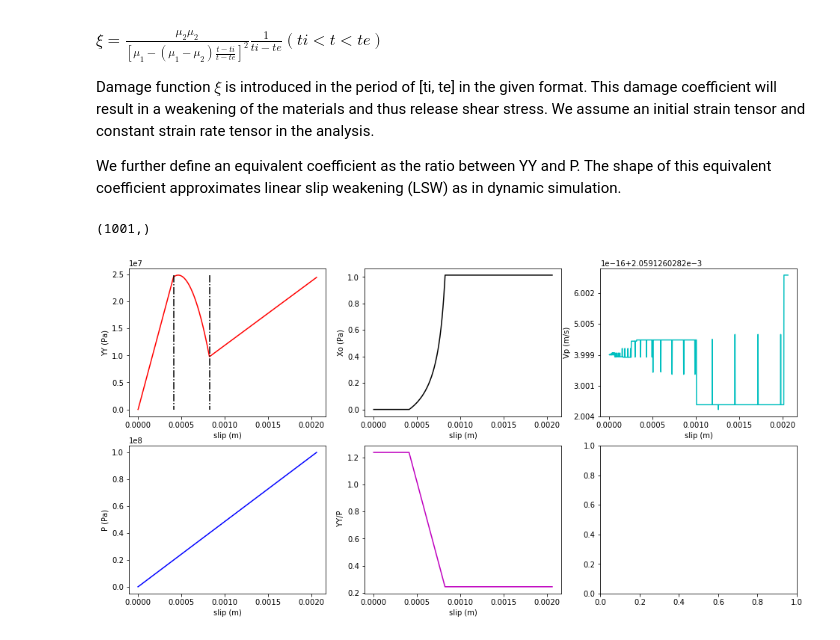
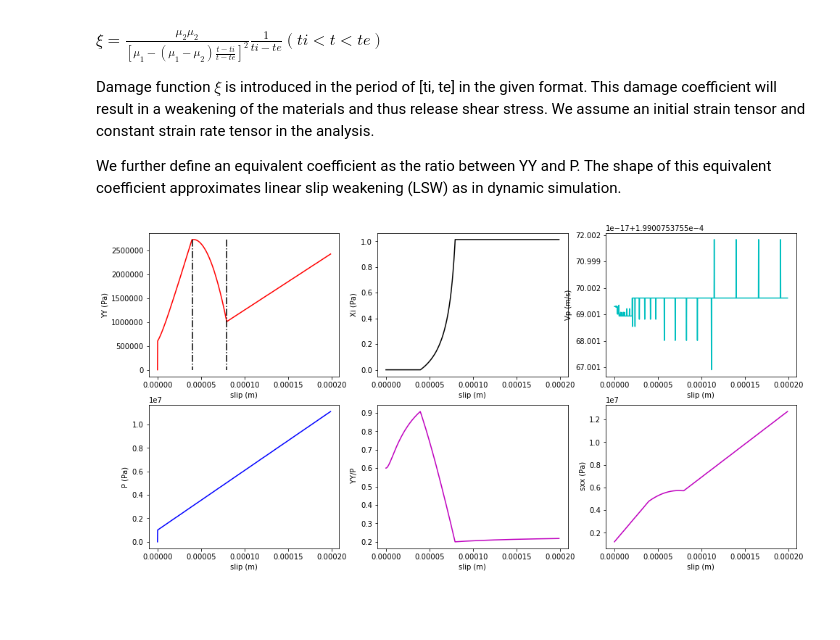
Before and after one commit to daisy20170101/GPRDR, a Jupyter notebook: GPRTest_0D.ipynb, the cells around one changed output. Drawn from its saved outputs; the diff is of its cells as text; code cells hidden in the pictures; blank space fills up the shorter version.

Commit message:
update figures

```diff
--- a/GPRTest_0D.ipynb
+++ b/GPRTest_0D.ipynb
@@ -55,6 +55,8 @@ alpha1 = 36;
 beta1 = 0;
 alpha2 = 32;
 beta2 = 1e-6;
+tau01= 1e30;
+tau02 = 3;
 
 c0 = 0.0;
 
@@ -65,13 +67,17 @@ tauM = np.zeros(np.size(t)); # tauM
 P = np.zeros(np.size(t)); # hydrostatic stress
 vp = np.zeros(np.size(t)); # v_{plastic}
 slp = np.zeros(np.size(t)); # slip (meter)
+sxy = np.zeros(np.size(t));
+sxx = np.zeros(np.size(t));
+syy = np.zeros(np.size(t));
 
 # constant strain rate tensor
-strainR_11 = 1e-3;
-strainR_22 = 0.0e-4;
+strainR_11 = 1e-4;
+strainR_22 = 1e-6;
+
 strainR_33 = 0.0e-4;
-strainR_12 = 0.1e-3;
-strainR_13 = 0.1e-3;
+strainR_12 = 0.0e-4;
+strainR_13 = 0.0e-7;
 strainR_23 = 0;
 
 strainR = np.matrix([[strainR_11,strainR_12,strainR_13],
@@ -80,26 +86,41 @@ strainR = np.matrix([[strainR_11,strainR_12,strainR_13],
 
 # initial strain tensor
 
-strain11 = 1e-11;
-strain12 = -0.4e-11;
-strain13 = -0.4e-11;
+strain11 = 1e-5;
+strain22 = 1e-5;
+
+strain12 = -0.0e-11;
+strain13 = -0.0e-11;
+strain33 = 0.0e-11;
 strain23 = 0;
 
 strain0 = np.matrix([[strain11,strain12,strain13],
-              [strain12,   0.0,   strain23],
-              [strain13, strain23 ,0.0]]);
+              [strain12,   strain22,   strain23],
+              [strain13, strain23 ,strain33]]);
 
 D = 1; # in meter
 
 P.shape
+
+# try different damage function
+
+def GetXi2(c0,t,dt,mu1,mu2,ti,te):
+    if (t<ti or t>te):
+        dcdt = 0;
+    else:
+        dcdt = mu2*mu1*(mu1-(mu1-mu2)*(t-ti)/(te-ti))**-2.0*(te-ti)**-1.0;
+#         Maurizio
+#       dcdt = (t-ti)/(te-ti); # linear
+#        dcdt = (mu2 + (mu1-mu2)/(1+ ((t-ti)/(te-ti))^2 ) ^1/2 )/mu2;
+
+    c = c0+dt*dcdt;
+    return c;
-# %% [output]
-(1001,)
 # %%
 # time evolution
 
 for i in range(1,t.size):
 
-    c[i] = GetXi(c[i-1],t[i],t[i]-t[i-1],mu1,mu2,ti,te);
+    c[i] = GetXi2(c[i-1],t[i],t[i]-t[i-1],mu1,mu2,ti,te);
 
     mu_a =  (1-c[i])*mu2 + c[i] * mu1; #% eq 57
     K_a  =  (1-c[i])*K2 + c[i] * K1;  #%
@@ -114,11 +135,14 @@ for i in range(1,t.size):
     slp[i] = slp[i-1] + vp[i]*(t[i]-t[i-1]);
 
     sigma,P[i] = StrainToStress(strain,L,M);
+    sxy[i] = sigma[0,1];
+    sxx[i] = sigma[0,0];
+    syy[i] = sigma[1,1];
 
     YY[i] = second(sigma);
 
-    tau1 = calTauI(10,alpha1,beta1,YY[i]);
-    tau2 = calTauI(3,alpha2,beta2, YY[i]);
+    tau1 = calTauI(tau01,alpha1,beta1,YY[i]);
+    tau2 = calTauI(tau02,alpha2,beta2, YY[i]);
 
     tauM[i] = ((1-c[i])/tau1/mu1 + c[i]/tau2/mu2)**-1.0; #% eq 49
 
@@ -134,32 +158,37 @@ fig,ax = plt.subplots(ncols=3,nrows=2,figsize=(16,8));
 #ax[0,0].set_title('Second invariant stress (Pa)');
 ax[0,0].set_xlabel('slip (m)');
 ax[0,0].set_ylabel('YY (Pa)');
 ax[0,0].plot(slp,YY,'-r');
 
 ax[0,0].plot(np.array([slp[200],slp[200]]),np.array([np.max(YY),np.min(YY)]),'-.k');
 ax[0,0].plot(np.array([slp[400],slp[400]]),np.array([np.max(YY),np.min(YY)]),'-.k');
 
 
 #ax[0,1].set_title('damage coeff.)');
 ax[0,1].set_xlabel('slip (m)');
-ax[0,1].set_ylabel('Xo (Pa)');
+ax[0,1].set_ylabel('Xi (Pa)');
 ax[0,1].plot(slp,c,'-k');
 
 
 #ax[0,2].set_title('plastic slip rate');
 ax[0,2].set_xlabel('slip (m)');
 ax[0,2].set_ylabel('Vp (m/s)');
 ax[0,2].plot(slp[1:],vp[1:],'-c');
 
 
 #ax[1,0].set_title('hydrostatic stress (Pa)');
 ax[1,0].set_xlabel('slip (m)');
 ax[1,0].set_ylabel('P (Pa)');
 ax[1,0].plot(slp,P,'-b');
 
 #ax[1,1].set_title('equivalent friction coeff (YY/P)');
 ax[1,1].set_xlabel('slip (m)');
 ax[1,1].set_ylabel(' YY/P');
 ax[1,1].plot(slp,YY/P,'-m');
+
+#ax[1,1].set_title('Sxx');
+ax[1,2].set_xlabel('slip (m)');
+ax[1,2].set_ylabel(' sxx (Pa)');
+ax[1,2].plot(slp[1:],sxx[1:],'-m');
 # %% [output]
-[figure, old version]
+[figure, new version]
```
